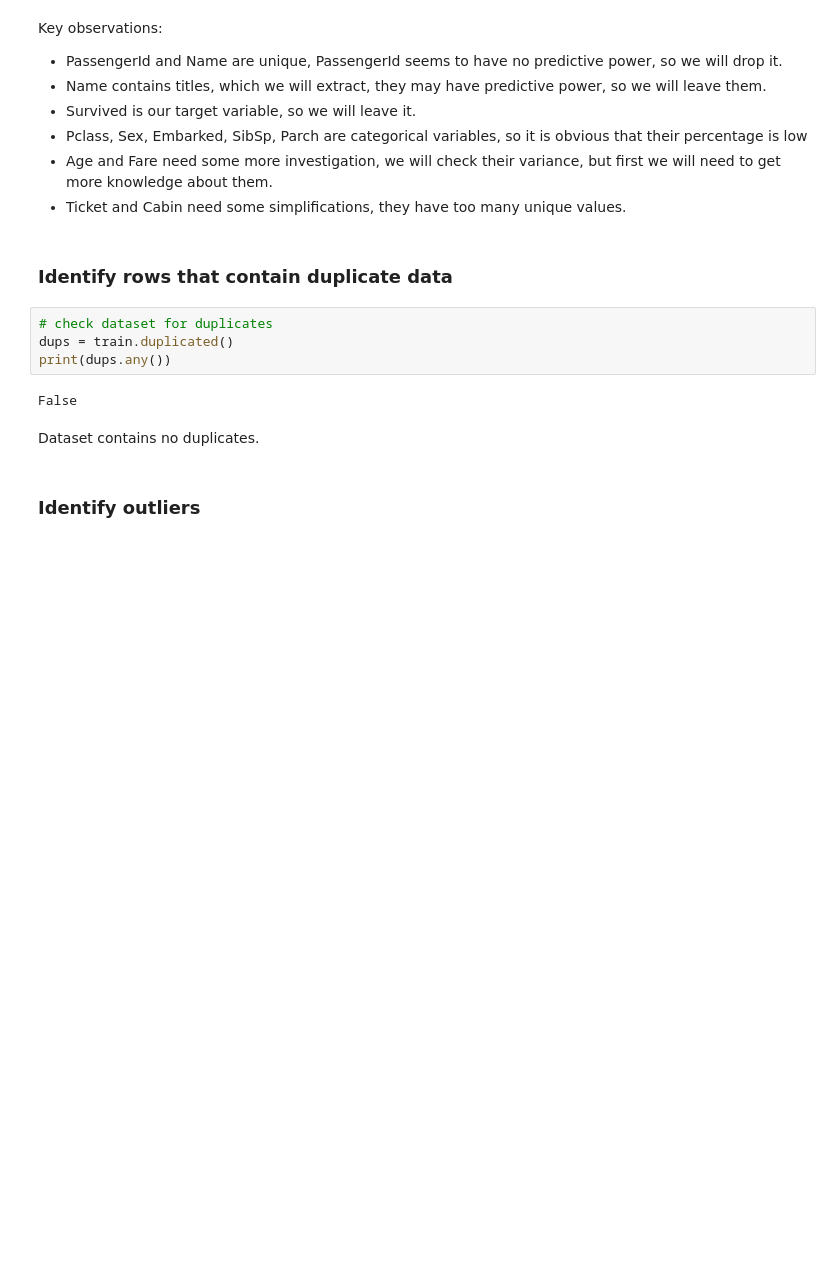
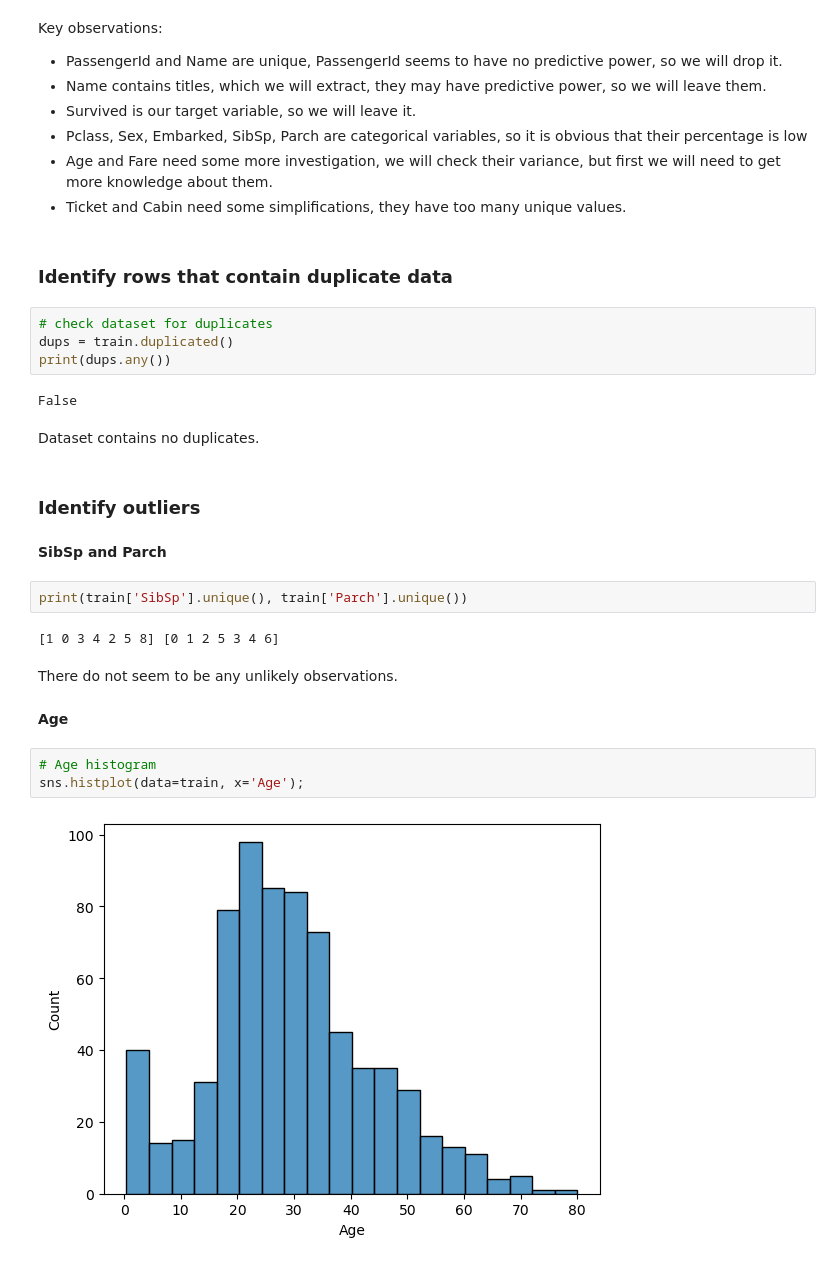
Before and after one commit to initt5/Titanic, a Jupyter notebook: titanic.ipynb, the cells around one changed output. Drawn from its saved outputs; the diff is of its cells as text; blank space fills up the shorter version.

Commit message:
Add duplicate and empty data detection

```diff
--- a/titanic.ipynb
+++ b/titanic.ipynb
@@ -97,3 +102,18 @@ False
 Dataset contains no duplicates.
 # %% [markdown]
 <h3>Identify outliers</h3>
+# %% [markdown]
+<b>SibSp and Parch</b>
+# %%
+print(train['SibSp'].unique(), train['Parch'].unique())
+# %% [output]
+[1 0 3 4 2 5 8] [0 1 2 5 3 4 6]
+# %% [markdown]
+There do not seem to be any unlikely observations.
+# %% [markdown]
+<b>Age</b>
+# %%
+# Age histogram
+sns.histplot(data=train, x='Age');
+# %% [output]
+[figure, added]
```
Also changed, not shown: parts of 10 cells of this notebook.
